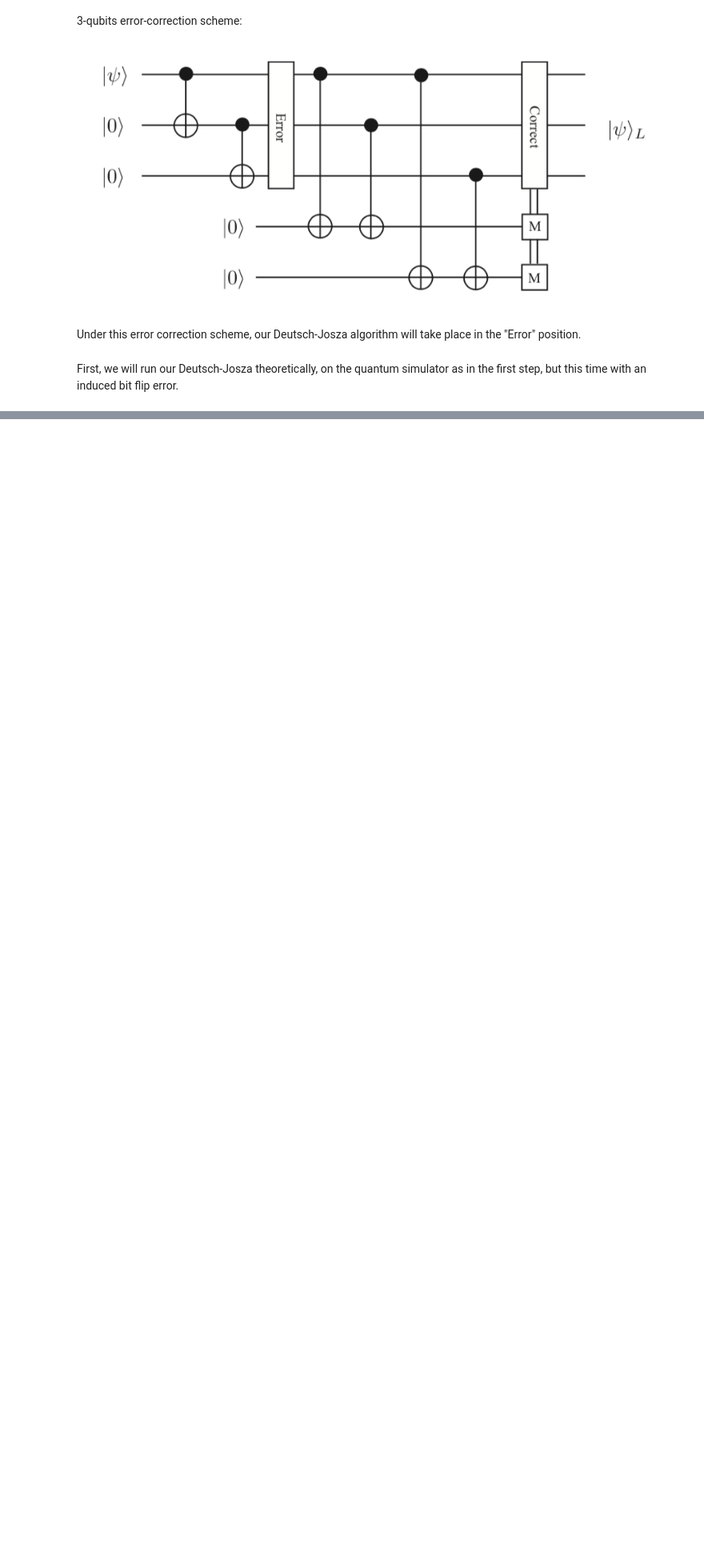
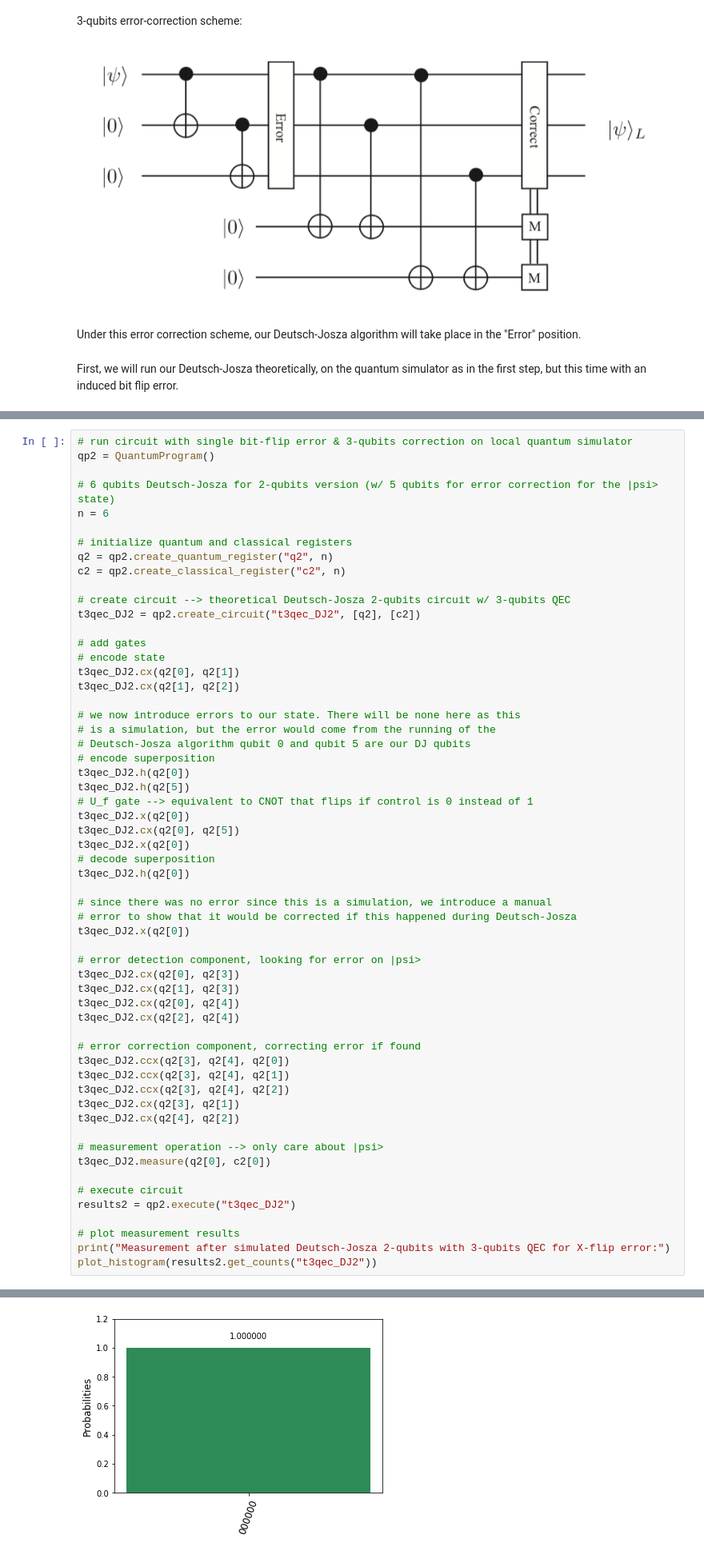
Before and after one commit to philippemnoel/QuantumErrorCorrectionProject, a Jupyter notebook: error_corrected_deutsch-josza_code.ipynb, the cells around one changed output, grey strips where cells are left out. Shown at 80% size. Saved outputs shown, nothing was run; the diff lists cells and outputs as text; blank space fills up the shorter version.

Commit message:
finished Deutsch-Josza file

```diff
--- a/error_corrected_deutsch-josza_code.ipynb
+++ b/error_corrected_deutsch-josza_code.ipynb
@@ -199,0 +126,59 @@ run the 9-qubits code on the simulator
+# %%
+# run circuit with single bit-flip error & 3-qubits correction on local quantum simulator
+qp2 = QuantumProgram()
+
+# 6 qubits Deutsch-Josza for 2-qubits version (w/ 5 qubits for error correction for the |psi> state)
+n = 6
+
+# initialize quantum and classical registers
+q2 = qp2.create_quantum_register("q2", n)
+c2 = qp2.create_classical_register("c2", n)
+
+# create circuit --> theoretical Deutsch-Josza 2-qubits circuit w/ 3-qubits QEC
+t3qec_DJ2 = qp2.create_circuit("t3qec_DJ2", [q2], [c2])
+
+# add gates
+# encode state
+t3qec_DJ2.cx(q2[0], q2[1])
+t3qec_DJ2.cx(q2[1], q2[2])
+
+# we now introduce errors to our state. There will be none here as this
+# is a simulation, but the error would come from the running of the
+# Deutsch-Josza algorithm qubit 0 and qubit 5 are our DJ qubits
+# encode superposition
+t3qec_DJ2.h(q2[0])
+t3qec_DJ2.h(q2[5])
+# U_f gate --> equivalent to CNOT that flips if control is 0 instead of 1
+t3qec_DJ2.x(q2[0])
+t3qec_DJ2.cx(q2[0], q2[5])
+t3qec_DJ2.x(q2[0])
+# decode superposition
+t3qec_DJ2.h(q2[0])
+
+# since there was no error since this is a simulation, we introduce a manual
+# error to show that it would be corrected if this happened during Deutsch-Josza
+t3qec_DJ2.x(q2[0])
+
+# error detection component, looking for error on |psi>
+t3qec_DJ2.cx(q2[0], q2[3])
+t3qec_DJ2.cx(q2[1], q2[3])
+t3qec_DJ2.cx(q2[0], q2[4])
+t3qec_DJ2.cx(q2[2], q2[4])
+
+# error correction component, correcting error if found
+t3qec_DJ2.ccx(q2[3], q2[4], q2[0])
+t3qec_DJ2.ccx(q2[3], q2[4], q2[1])
+t3qec_DJ2.ccx(q2[3], q2[4], q2[2])
+t3qec_DJ2.cx(q2[3], q2[1])
+t3qec_DJ2.cx(q2[4], q2[2])
+
+# measurement operation --> only care about |psi>
+t3qec_DJ2.measure(q2[0], c2[0])
+
+# execute circuit
+results2 = qp2.execute("t3qec_DJ2")
+
+# plot measurement results
+print("Measurement after simulated Deutsch-Josza 2-qubits with 3-qubits QEC for X-flip error:")
+plot_histogram(results2.get_counts("t3qec_DJ2"))
+# %% [output]
@@ -199,0 +186 @@ run the 9-qubits code on the simulator
+[figure, added]
```
Also changed, not shown: parts of 28 cells of this notebook.
